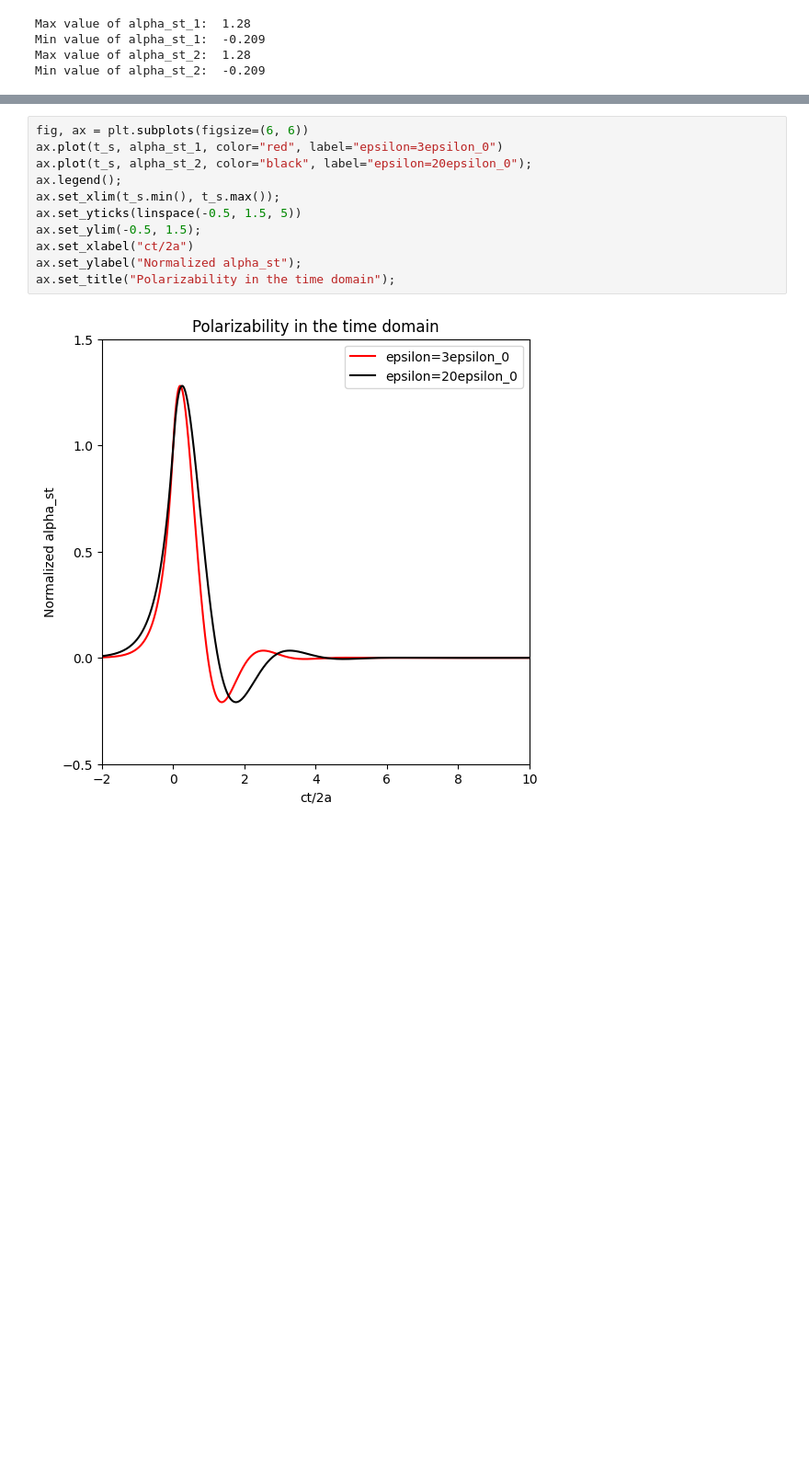
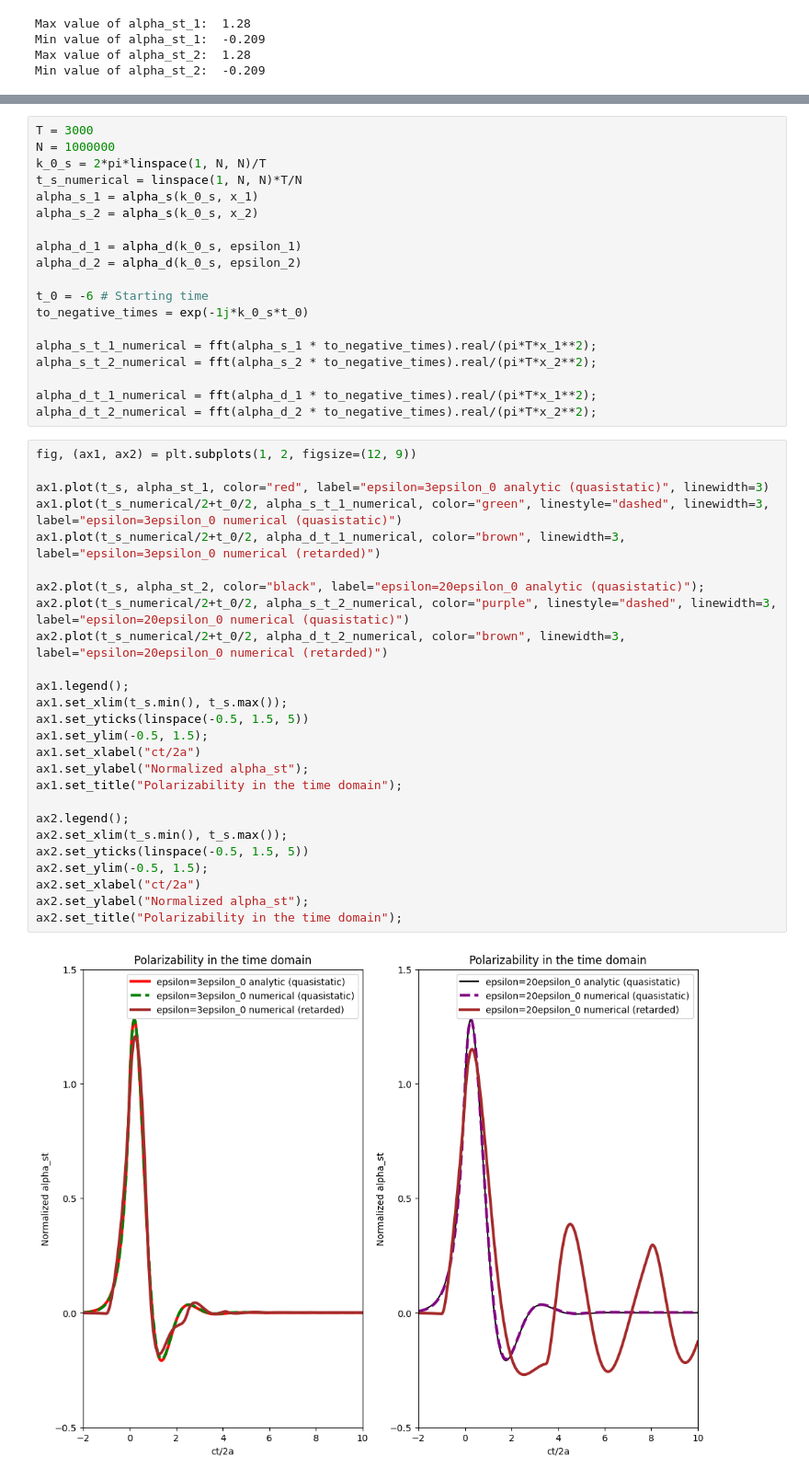
Before and after one commit to AliGhorashiCMT/Coherent-Perfect-Absorption, a Jupyter notebook: spheres/Generalized Kramers Kronig.ipynb, the cells around one changed output, grey strips where cells are left out. Shown at 92% size. Drawn from its saved outputs; the diff is of its cells as text; blank space fills up the shorter version.

```diff
--- a/spheres/Generalized Kramers Kronig.ipynb
+++ b/spheres/Generalized Kramers Kronig.ipynb
@@ -125,13 +130,47 @@ Min value of alpha_st_2:  -0.209
+# %%
+T = 3000
+N = 1000000
+k_0_s = 2*pi*linspace(1, N, N)/T
+t_s_numerical = linspace(1, N, N)*T/N
+alpha_s_1 = alpha_s(k_0_s, x_1)
+alpha_s_2 = alpha_s(k_0_s, x_2)
+
+alpha_d_1 = alpha_d(k_0_s, epsilon_1)
+alpha_d_2 = alpha_d(k_0_s, epsilon_2)
+
+t_0 = -6 # Starting time
+to_negative_times = exp(-1j*k_0_s*t_0)
+
+alpha_s_t_1_numerical = fft(alpha_s_1 * to_negative_times).real/(pi*T*x_1**2);
+alpha_s_t_2_numerical = fft(alpha_s_2 * to_negative_times).real/(pi*T*x_2**2);
+
+alpha_d_t_1_numerical = fft(alpha_d_1 * to_negative_times).real/(pi*T*x_1**2);
+alpha_d_t_2_numerical = fft(alpha_d_2 * to_negative_times).real/(pi*T*x_2**2);
 # %%
-fig, ax = plt.subplots(figsize=(6, 6))
-ax.plot(t_s, alpha_st_1, color="red", label="epsilon=3epsilon_0")
-ax.plot(t_s, alpha_st_2, color="black", label="epsilon=20epsilon_0");
-ax.legend();
-ax.set_xlim(t_s.min(), t_s.max());
-ax.set_yticks(linspace(-0.5, 1.5, 5))
-ax.set_ylim(-0.5, 1.5);
-ax.set_xlabel("ct/2a")
-ax.set_ylabel("Normalized alpha_st");
-ax.set_title("Polarizability in the time domain");
+fig, (ax1, ax2) = plt.subplots(1, 2, figsize=(12, 9))
+
+ax1.plot(t_s, alpha_st_1, color="red", label="epsilon=3epsilon_0 analytic (quasistatic)", linewidth=3)
+ax1.plot(t_s_numerical/2+t_0/2, alpha_s_t_1_numerical, color="green", linestyle="dashed", linewidth=3, label="epsilon=3epsilon_0 numerical (quasistatic)")
+ax1.plot(t_s_numerical/2+t_0/2, alpha_d_t_1_numerical, color="brown", linewidth=3, label="epsilon=3epsilon_0 numerical (retarded)")
+
+ax2.plot(t_s, alpha_st_2, color="black", label="epsilon=20epsilon_0 analytic (quasistatic)");
+ax2.plot(t_s_numerical/2+t_0/2, alpha_s_t_2_numerical, color="purple", linestyle="dashed", linewidth=3, label="epsilon=20epsilon_0 numerical (quasistatic)")
+ax2.plot(t_s_numerical/2+t_0/2, alpha_d_t_2_numerical, color="brown", linewidth=3, label="epsilon=20epsilon_0 numerical (retarded)")
+
+ax1.legend();
+ax1.set_xlim(t_s.min(), t_s.max());
+ax1.set_yticks(linspace(-0.5, 1.5, 5))
+ax1.set_ylim(-0.5, 1.5);
+ax1.set_xlabel("ct/2a")
+ax1.set_ylabel("Normalized alpha_st");
+ax1.set_title("Polarizability in the time domain");
+
+ax2.legend();
+ax2.set_xlim(t_s.min(), t_s.max());
+ax2.set_yticks(linspace(-0.5, 1.5, 5))
+ax2.set_ylim(-0.5, 1.5);
+ax2.set_xlabel("ct/2a")
+ax2.set_ylabel("Normalized alpha_st");
+ax2.set_title("Polarizability in the time domain");
 # %% [output]
-[figure, old version]
+[figure, new version]
```
Also changed, not shown: parts of 8 cells of this notebook.
